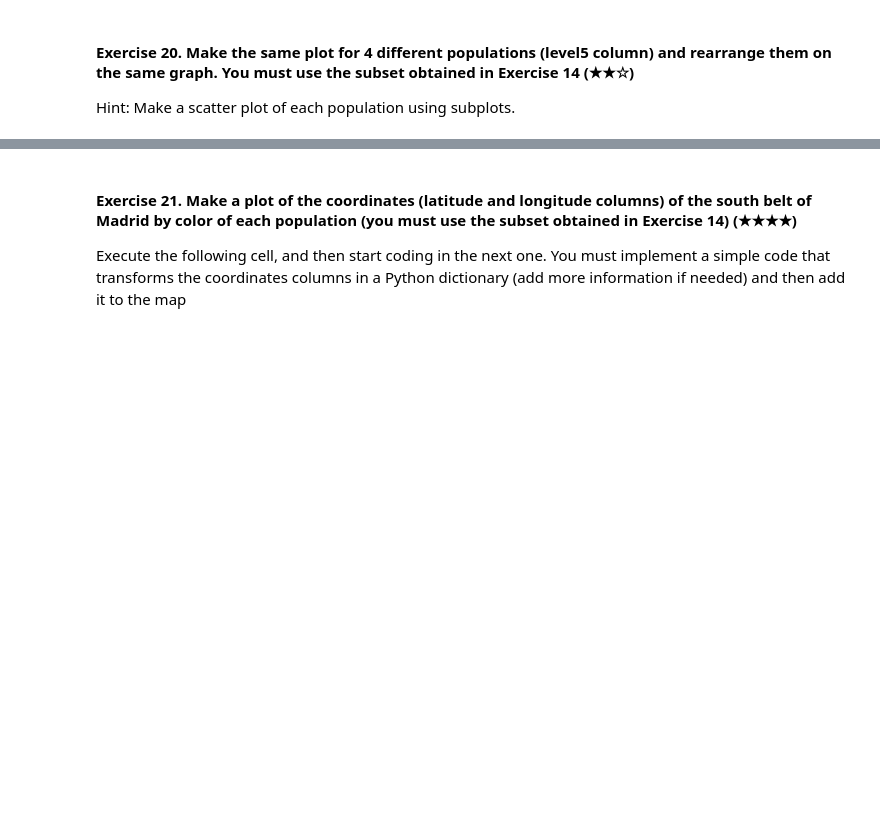
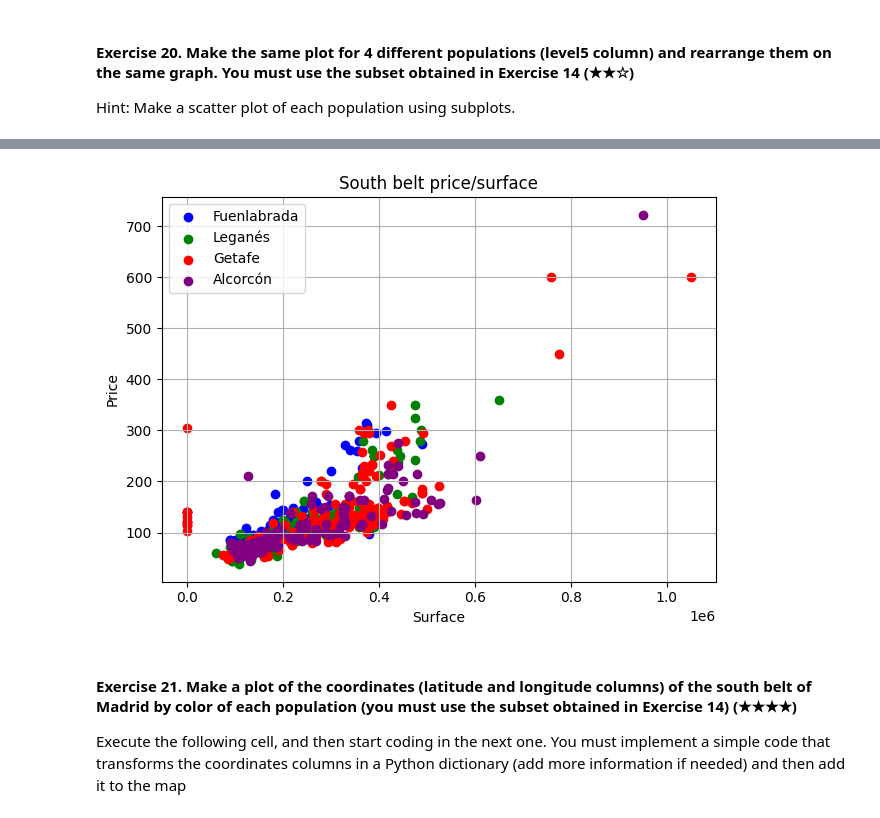
Before and after one commit to Bere333/realestate-datacleanup-exercise, a Jupyter notebook: project.ipynb, the cells around one changed output, grey strips where cells are left out. Saved outputs shown, nothing was run; the diff lists cells and outputs as text; code cells hidden in the pictures; blank space fills up the shorter version.

```diff
--- a/project.ipynb
+++ b/project.ipynb
@@ -498,3 +520,19 @@ Hint: Make a scatter plot of each population using subplots.
+# %%
+# Para gráficar en el mismo scatter plot las 4 comunidades
+plt.scatter(x1, y1, color='blue', label='Fuenlabrada')
+plt.scatter(x2, y2, color='green', label='Leganés')
+plt.scatter(x3, y3, color='red', label='Getafe')
+plt.scatter(x4, y4, color='purple', label='Alcorcón')
+
+plt.xlabel('Surface')
+plt.ylabel('Price')
+plt.title('South belt price/surface')
+plt.legend()
+plt.grid(True)
+plt.tight_layout()
+plt.show()
+# %% [output]
+[figure, added]
 # %% [markdown]
 #### Exercise 21. Make a plot of the coordinates (latitude and longitude columns) of the south belt of Madrid by color of each population (you must use the subset obtained in Exercise 14) (★★★★)
 
```
Also changed, not shown: parts of 3 cells of this notebook.
